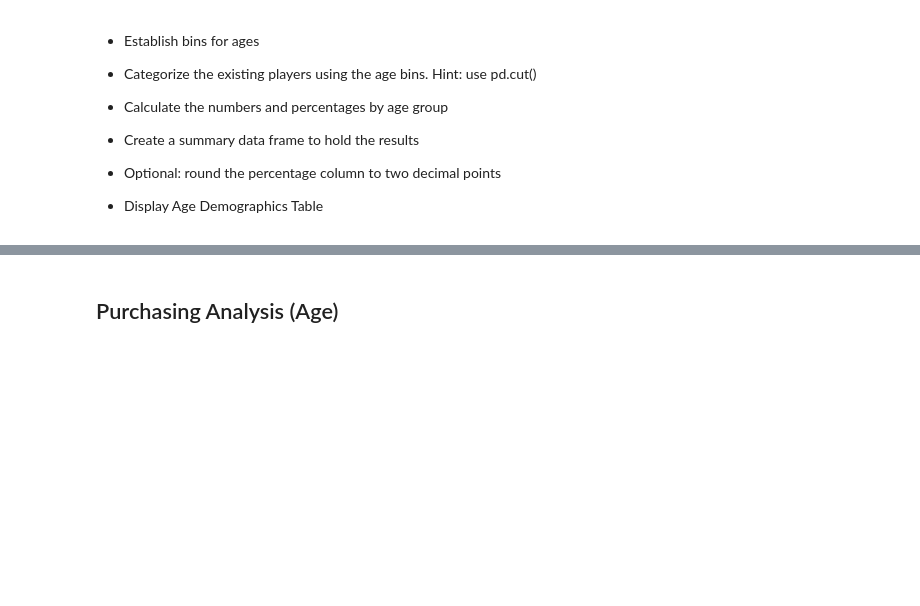
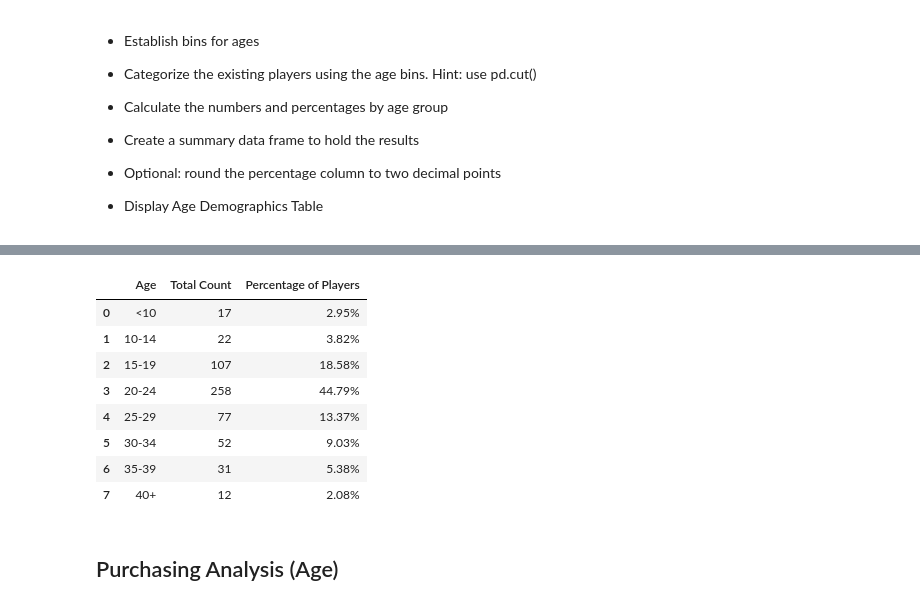
Before and after one commit to trent654321/pandas-challenge, a Jupyter notebook: HeroesOfPymoli/HeroesOfPymoli_starter.ipynb, the cells around one changed output, grey strips where cells are left out. Saved outputs shown, nothing was run; the diff lists cells and outputs as text; code cells hidden in the pictures; blank space fills up the shorter version.

```diff
--- a/HeroesOfPymoli/HeroesOfPymoli_starter.ipynb
+++ b/HeroesOfPymoli/HeroesOfPymoli_starter.ipynb
@@ -132,3 +140,26 @@ output
+# %%
+age_df = purchase_data.drop_duplicates(subset='SN')['Age']
+total_players = len(age_df)
+bins = [0,9,14,19,24,29,34,39,100]
+labels = ['<10','10-14','15-19','20-24','25-29','30-34','35-39','40+']
+age_bins = pd.cut(age_df, bins,labels=labels,include_lowest=True,right=True,ordered=True)
+age_bins = pd.DataFrame(age_bins.groupby(age_bins).count())
+age_bins.rename(columns={'Age':'Total Count'},inplace=True)
+age_bins.reset_index(inplace=True)
+age_bins['Percentage of Players'] = age_bins['Total Count']/total_players
+for_later= age_bins
+cleaned_df = age_bins.style.format({'Percentage of Players':'{:.2%}'})
+cleaned_df
+# %% [output]
+|  | Age | Total Count | Percentage of Players |
+| 0 | <10 | 17 | 2.95% |
+| 1 | 10-14 | 22 | 3.82% |
+| 2 | 15-19 | 107 | 18.58% |
+| 3 | 20-24 | 258 | 44.79% |
+| 4 | 25-29 | 77 | 13.37% |
+| 5 | 30-34 | 52 | 9.03% |
+| 6 | 35-39 | 31 | 5.38% |
+| 7 | 40+ | 12 | 2.08% |
 # %% [markdown]
 ## Purchasing Analysis (Age)
 # %% [markdown]
```
Also changed, not shown: parts of 12 cells of this notebook.
